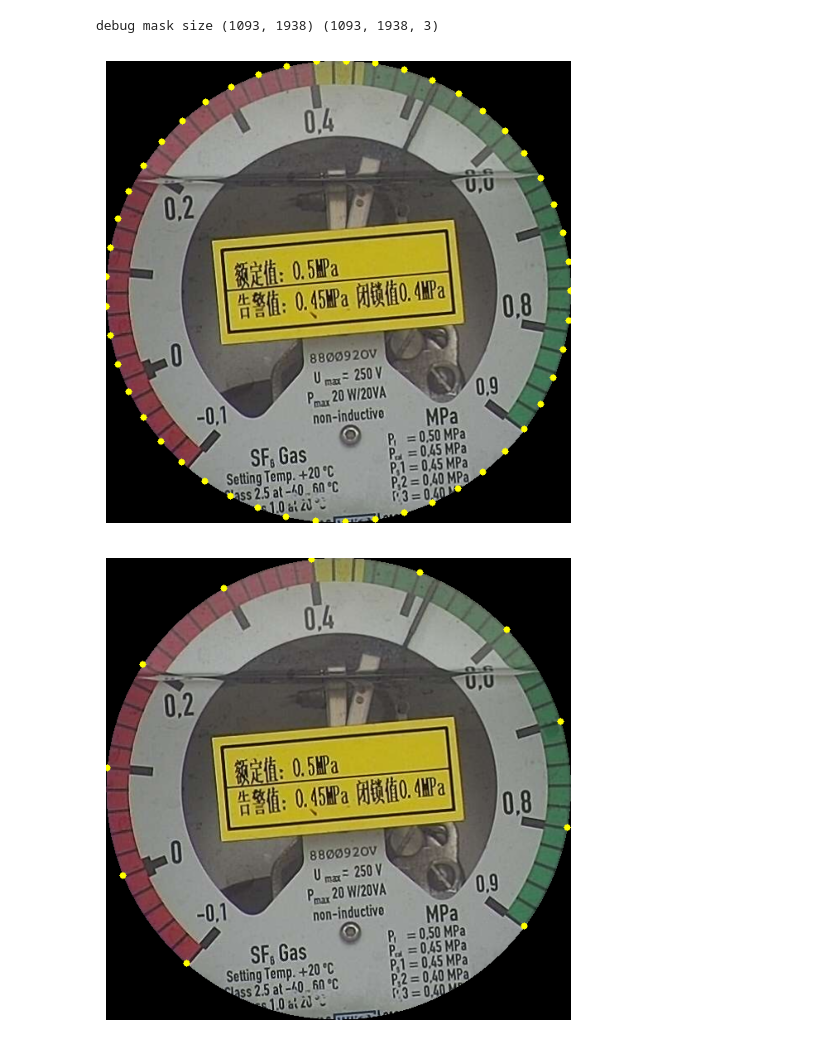
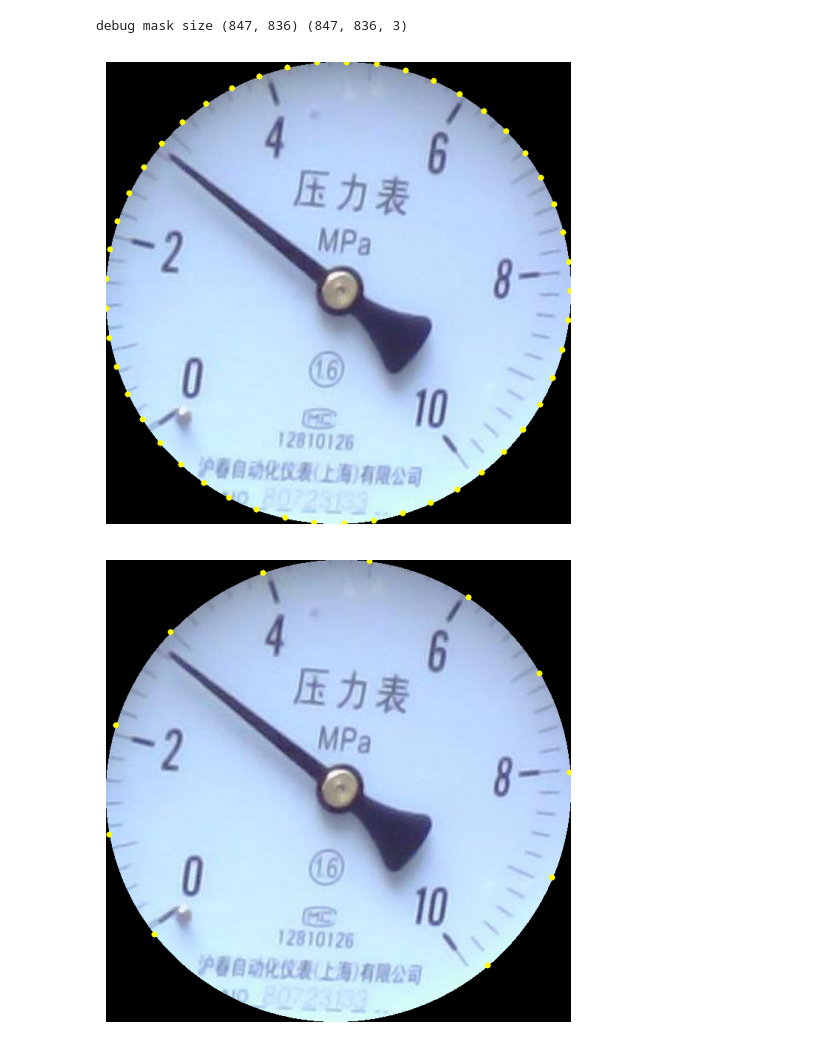
Before and after one commit to aoiJays/ai4clock, a Jupyter notebook: baseline4.ipynb, the cells around one changed output. Saved outputs shown, nothing was run; the diff lists cells and outputs as text; code cells hidden in the pictures.

```diff
--- a/baseline4.ipynb
+++ b/baseline4.ipynb
@@ -1,5 +1,7 @@
 # %%
-test_path = 'source/1.1/img/tv20171228151718LYNOUK.jpg'
+from skimage.filters import median
+
+test_path = 'source/1.3/img/61.jpg'
 # %%
 import cv2
 import matplotlib.pyplot as plt
@@ -141,15 +143,6 @@ def fit_ellipse(x_samples, y_samples):
     # Find the point farthest from the centroid
     distances_from_centroid = np.sqrt((x_samples - centroid_x) ** 2 + (y_samples - centroid_y) ** 2)
     min_distance_index = np.argmin(distances_from_centroid)
-    far_point_x = x_samples[min_distance_index]
-    far_point_y = y_samples[min_distance_index]
-
-    # Initial guess for the second focus
-    x_focus_2_init = far_point_x
-    y_focus_2_init = far_point_y
-
-    x_focus_1_init = 2 * centroid_x - far_point_x
-    y_focus_1_init = 2 * centroid_y - far_point_y
 
 
     # Estimate the sum of distances from any point on the ellipse to the foci
@@ -322,7 +315,7 @@ def mask_in_ellipse(img, a, b, x0, y0, alpha):
     print('debug mask size', ellipse_mask.shape, img.shape)
     return ellipse_mask
 
-def crop_with_mask(img, mask, crop=True):
+def crop_with_mask(img, mask, x0, y0, crop=True):
     # Apply the mask to the image
     img_masked = img.copy()
 
@@ -535,17 +526,17 @@ show_point(work_img, np.concatenate((x_zone_l, x_zone_r)), np.concatenate((y_zon
 # %%
 theta_img_correct = np.arctan2(y_img_correct - y0, x_img_correct - x0)
-work_img_with_masked, x0, y0 = crop_with_mask(work_img, mask_in_ellipse(work_img, a_res , b_res, x0, y0, alpha_res))
+work_img_with_masked, x0, y0 = crop_with_mask(work_img, mask_in_ellipse(work_img, a_res , b_res, x0, y0, alpha_res), x0, y0)
 theta_crop = np.linspace(0, 2*np.pi, 50)
 x_crop, y_crop = Point_in_ellipse(x0, y0, a_res, b_res, alpha_res, theta_res)
 # 预览 检查椭圆曲线拟合
 show_point(work_img_with_masked, x_crop, y_crop,)
 
 x_small_correct, y_small_correct = Point_in_ellipse(x0, y0, a_res, b_res, alpha_res, theta_img_correct)
 show_point(work_img_with_masked, x_small_correct, y_small_correct)
 # %% [output]
-debug mask size (1093, 1938) (1093, 1938, 3)
+debug mask size (847, 836) (847, 836, 3)
-[figure, old version]
+[figure, new version]
-[figure, old version]
+[figure, new version]
 # %%
 # 灰度图像增强对比度
 gray_img = cv2.cvtColor(work_img_with_masked, cv2.COLOR_BGR2GRAY)
```
Also changed, not shown: parts of 17 cells of this notebook, 15 other files.
